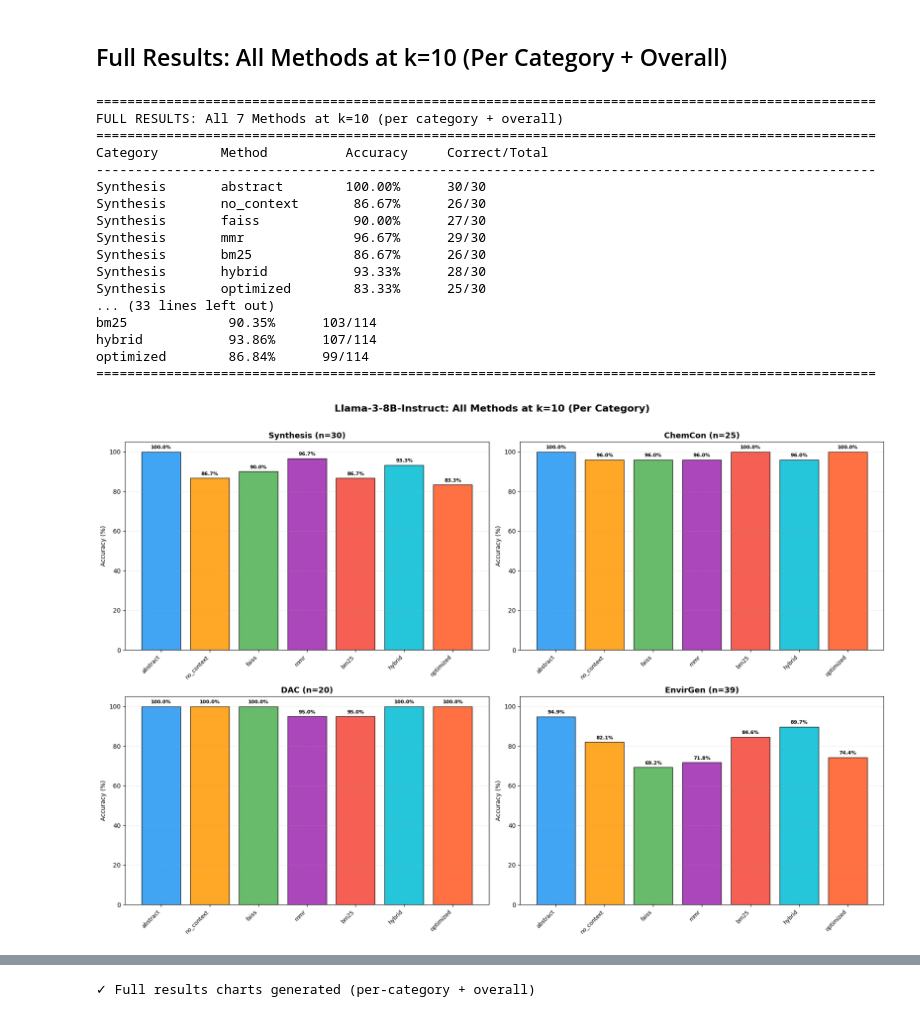
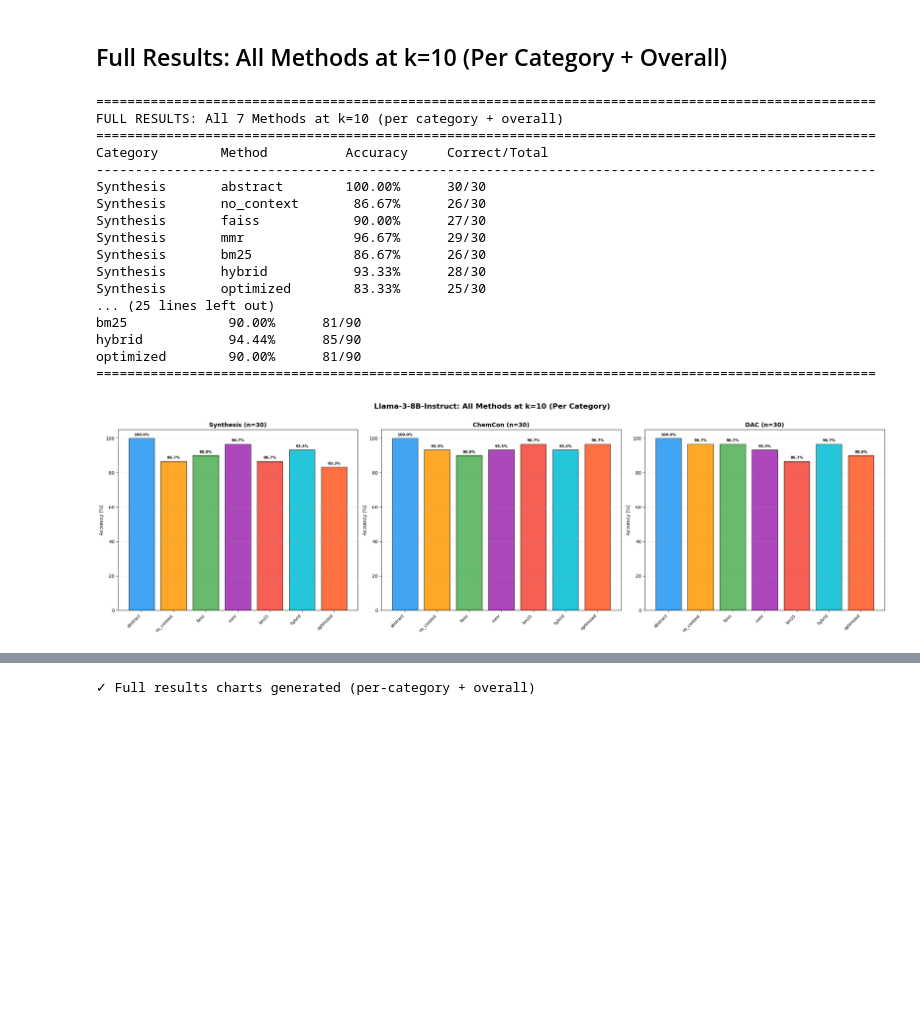
Before and after one commit to mrigi-munjal/zeoRAG, a Jupyter notebook: Mrigi 23e Benchmarking for generation quality.ipynb, the cells around one changed output, grey strips where cells are left out. Cells and saved outputs as stored; diff of their text form; code cells hidden in the pictures; blank space fills up the shorter version.

```diff
--- a/Mrigi 23e Benchmarking for generation quality.ipynb
+++ b/Mrigi 23e Benchmarking for generation quality.ipynb
@@ -635,22 +646,11 @@ for k in K_VALUES:
                     'error': str(e), 'accuracy': 0, 'correct_count': 0, 'total': 0
                 }
 
-    # Save intermediate results (without detailed_results for JSON)
-    temp_save_path = f'results_greenonly_phase1_intermediate_{timestamp}.json'
-    save_results = {}
-    for mn in all_results:
-        save_results[mn] = {}
-        for kl in all_results[mn]:
-            save_results[mn][kl] = {}
-            for cat in all_results[mn][kl]:
-                save_results[mn][kl][cat] = {}
-                for meth in all_results[mn][kl][cat]:
-                    r = all_results[mn][kl][cat][meth]
-                    save_results[mn][kl][cat][meth] = {
-                        k2: v for k2, v in r.items() if k2 != 'detailed_results'
-                    }
+    # Save intermediate results (WITH detailed_results for downstream use)
+    temp_save_path = f'results_23e_complete_{timestamp}.json'
     with open(temp_save_path, 'w') as f:
-        json.dump(save_results, f, indent=2)
+        json.dump(all_results, f, indent=2, default=str)
+    print(f"✓ Intermediate results saved to: {temp_save_path} ({os.path.getsize(temp_save_path)/(1024*1024):.1f} MB)")
 
 print(f"\n{'='*80}")
 print(f"Phase 1 complete!")
@@ -873,22 +876,11 @@ for k in K_VALUES:
                     'error': str(e), 'accuracy': 0, 'correct_count': 0, 'total': 0
                 }
 
-    # Save intermediate results
-    temp_save_path = f'results_greenonly_phase2_intermediate_{timestamp}.json'
-    save_results = {}
-    for mn in all_results:
-        save_results[mn] = {}
-        for kl in all_results[mn]:
-            save_results[mn][kl] = {}
-            for cat in all_results[mn][kl]:
-                save_results[mn][kl][cat] = {}
-                for meth in all_results[mn][kl][cat]:
-                    r = all_results[mn][kl][cat][meth]
-                    save_results[mn][kl][cat][meth] = {
-                        k2: v for k2, v in r.items() if k2 != 'detailed_results'
-                    }
+    # Save intermediate results (WITH detailed_results for downstream use)
+    temp_save_path = f'results_23e_complete_{timestamp}.json'
     with open(temp_save_path, 'w') as f:
-        json.dump(save_results, f, indent=2)
+        json.dump(all_results, f, indent=2, default=str)
+    print(f"✓ Intermediate results saved to: {temp_save_path} ({os.path.getsize(temp_save_path)/(1024*1024):.1f} MB)")
 
 print(f"\n{'='*80}")
 print(f"Phase 2 complete!")
@@ -1054,9 +1046,8 @@ for method in all_methods_list:
     print(f"{method:<15} {overall_acc:>6.2f}%      {total_correct}/{total_n}")
 print("="*100)
 
-# --- Per-category grouped bar chart: 4 panels ---
-fig, axes = plt.subplots(2, 2, figsize=(18, 12))
-axes = axes.flatten()
+# --- Per-category grouped bar chart: 3 panels ---
+fig, axes = plt.subplots(1, 3, figsize=(24, 7))
 
 for idx, cat in enumerate(ALL_CATEGORIES):
     ax = axes[idx]
@@ -1097,36 +1088,36 @@ bars = ax2.bar(x, overall_accs, color=colors, alpha=0.85, edgecolor='black')
 
 for bar, acc in zip(bars, overall_accs):
     ax2.text(bar.get_x() + bar.get_width()/2., bar.get_height() + 1,
             f'{acc:.1f}%', ha='center', va='bottom', fontweight='bold')
 
 ax2.set_xlabel('Retrieval Method', fontsize=12, fontweight='bold')
 ax2.set_ylabel('Accuracy (%)', fontsize=12, fontweight='bold')
-ax2.set_title(f'{model_display_name}: Overall Accuracy at k=10 (n=114)', fontsize=14, fontweight='bold', pad=15)
+ax2.set_title(f'{model_display_name}: Overall Accuracy at k=10 (n=90)', fontsize=14, fontweight='bold', pad=15)
 ax2.set_xticks(x)
 ax2.set_xticklabels(all_methods_list, rotation=45, ha='right')
 ax2.grid(axis='y', alpha=0.3, linestyle='--')
 ax2.set_ylim(0, 105)
 
 plt.tight_layout()
 plt.show()
 
 print("✓ Full results charts generated (per-category + overall)")
 # %% [output]
 ====================================================================================================
 FULL RESULTS: All 7 Methods at k=10 (per category + overall)
 ====================================================================================================
 Category        Method          Accuracy     Correct/Total
 ----------------------------------------------------------------------------------------------------
 Synthesis       abstract        100.00%      30/30
 Synthesis       no_context       86.67%      26/30
 Synthesis       faiss            90.00%      27/30
 Synthesis       mmr              96.67%      29/30
 Synthesis       bm25             86.67%      26/30
 Synthesis       hybrid           93.33%      28/30
 Synthesis       optimized        83.33%      25/30
-... (33 lines left out)
-bm25             90.35%      103/114
-hybrid           93.86%      107/114
-optimized        86.84%      99/114
+... (25 lines left out)
+bm25             90.00%      81/90
+hybrid           94.44%      85/90
+optimized        90.00%      81/90
 ====================================================================================================
-[figure, old version]
+[figure, new version]
```
Also changed, not shown: parts of 18 cells of this notebook, 1 other file.
